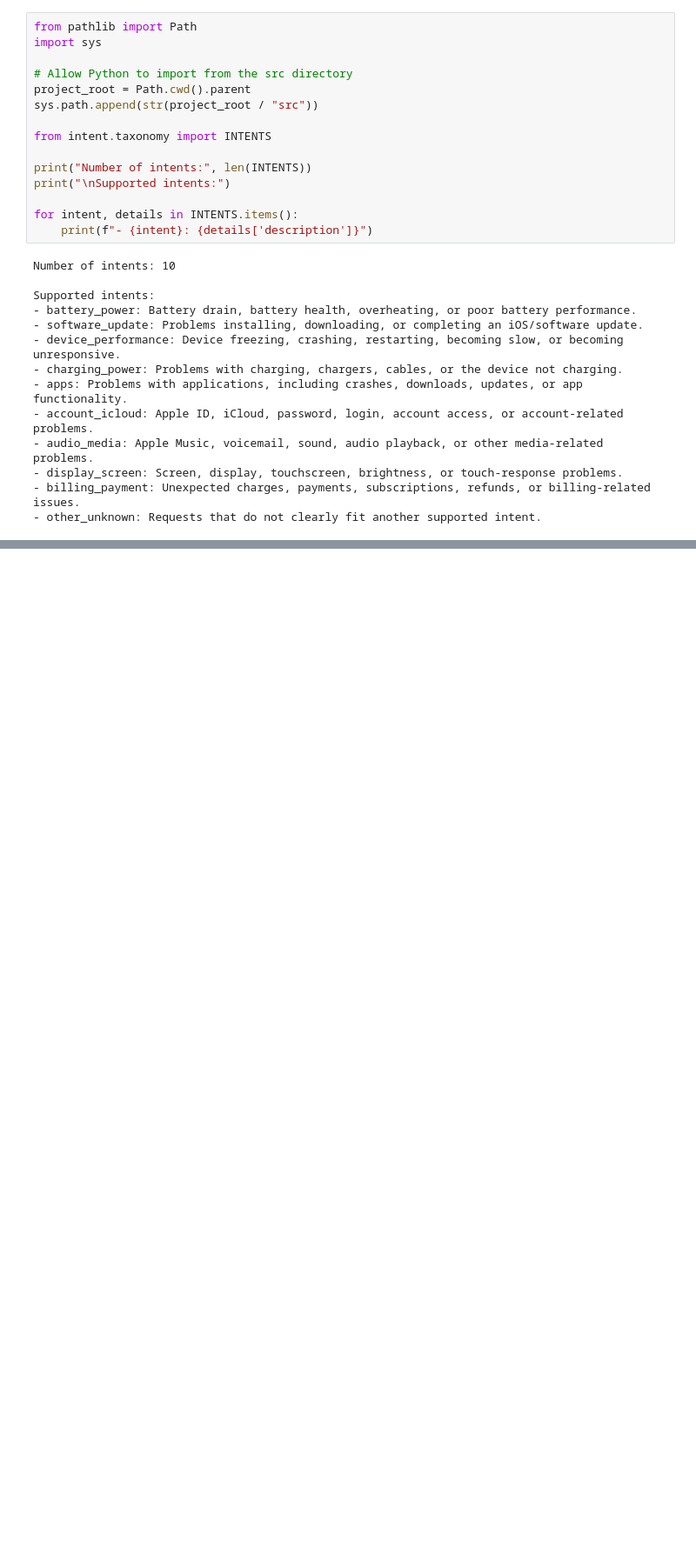
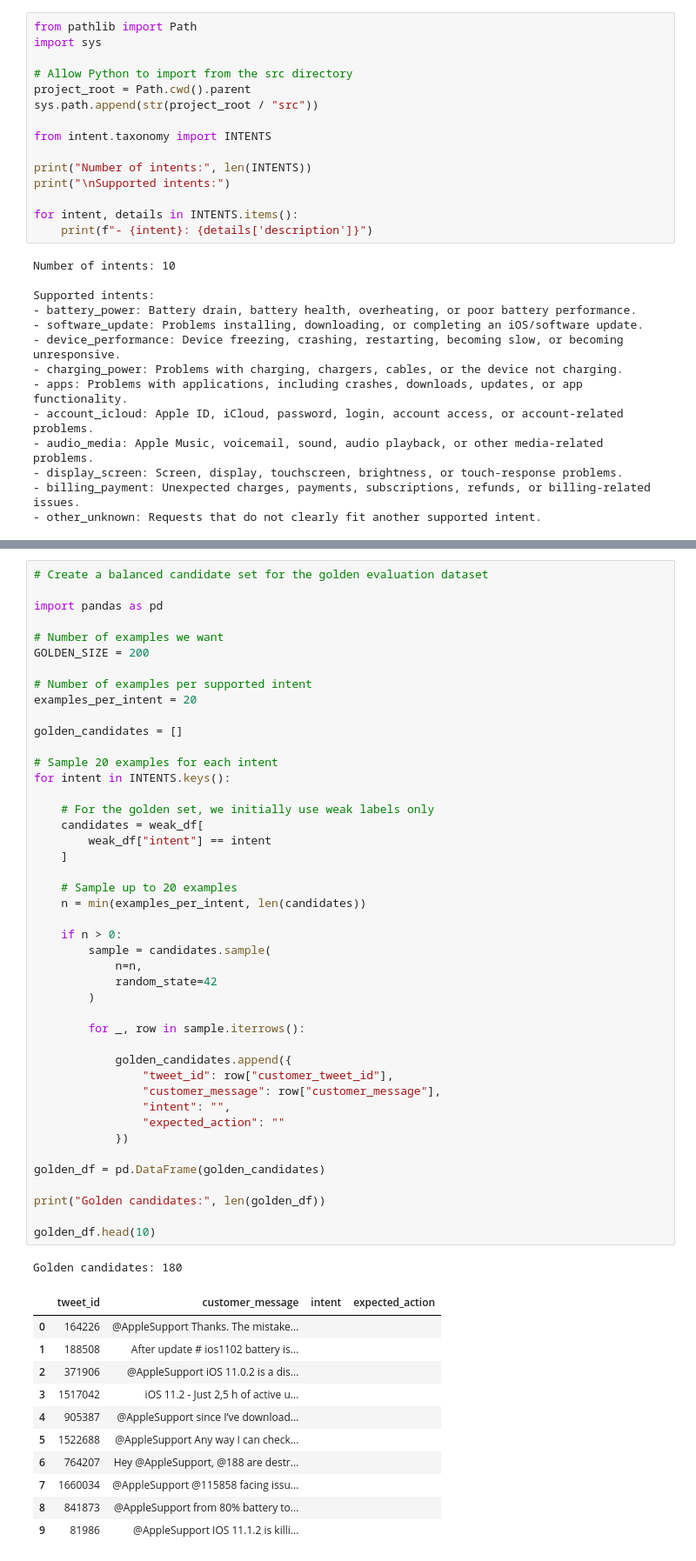
Before and after one commit to MetalKhamoo/customer-support-ai-agent, a Jupyter notebook: notebooks/01_dataset_exploration.ipynb, the cells around one changed output, grey strips where cells are left out. Shown at 87% size. Saved outputs shown, nothing was run; the diff lists cells and outputs as text; blank space fills up the shorter version.

```diff
--- a/notebooks/01_dataset_exploration.ipynb
+++ b/notebooks/01_dataset_exploration.ipynb
@@ -649,0 +686,57 @@ Supported intents:
+# %%
+# Create a balanced candidate set for the golden evaluation dataset
+
+import pandas as pd
+
+# Number of examples we want
+GOLDEN_SIZE = 200
+
+# Number of examples per supported intent
+examples_per_intent = 20
+
+golden_candidates = []
+
+# Sample 20 examples for each intent
+for intent in INTENTS.keys():
+
+    # For the golden set, we initially use weak labels only
+    candidates = weak_df[
+        weak_df["intent"] == intent
+    ]
+
+    # Sample up to 20 examples
+    n = min(examples_per_intent, len(candidates))
+
+    if n > 0:
+        sample = candidates.sample(
+            n=n,
+            random_state=42
+        )
+
+        for _, row in sample.iterrows():
+
+            golden_candidates.append({
+                "tweet_id": row["customer_tweet_id"],
+                "customer_message": row["customer_message"],
+                "intent": "",
+                "expected_action": ""
+            })
+
+golden_df = pd.DataFrame(golden_candidates)
+
+print("Golden candidates:", len(golden_df))
+
+golden_df.head(10)
+# %% [output]
+Golden candidates: 180
+|  | tweet_id | customer_message | intent | expected_action |
+| 0 | 164226 | @AppleSupport Thanks. The mistake... |  |  |
+| 1 | 188508 | After update # ios1102 battery is... |  |  |
+| 2 | 371906 | @AppleSupport iOS 11.0.2 is a dis... |  |  |
+| 3 | 1517042 | iOS 11.2 - Just 2,5 h of active u... |  |  |
+| 4 | 905387 | @AppleSupport since I’ve download... |  |  |
+| 5 | 1522688 | @AppleSupport Any way I can check... |  |  |
+| 6 | 764207 | Hey @AppleSupport, @188 are destr... |  |  |
+| 7 | 1660034 | @AppleSupport @115858 facing issu... |  |  |
+| 8 | 841873 | @AppleSupport from 80% battery to... |  |  |
+| 9 | 81986 | @AppleSupport IOS 11.1.2 is killi... |  |  |
```
Also changed, not shown: parts of 10 cells of this notebook, 5 other files.
